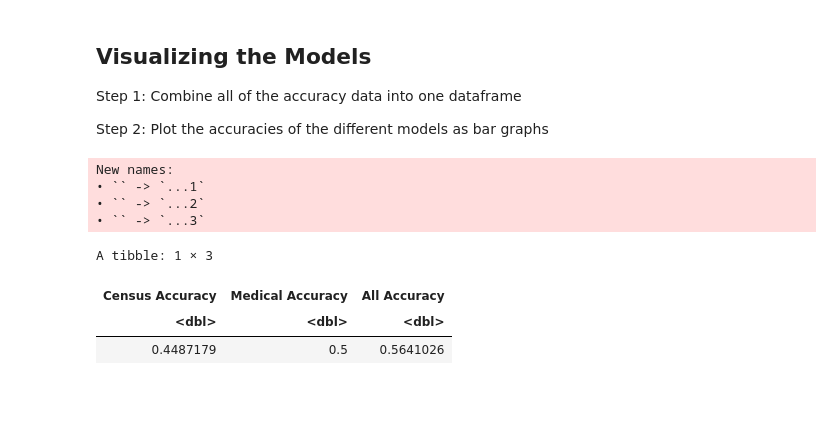
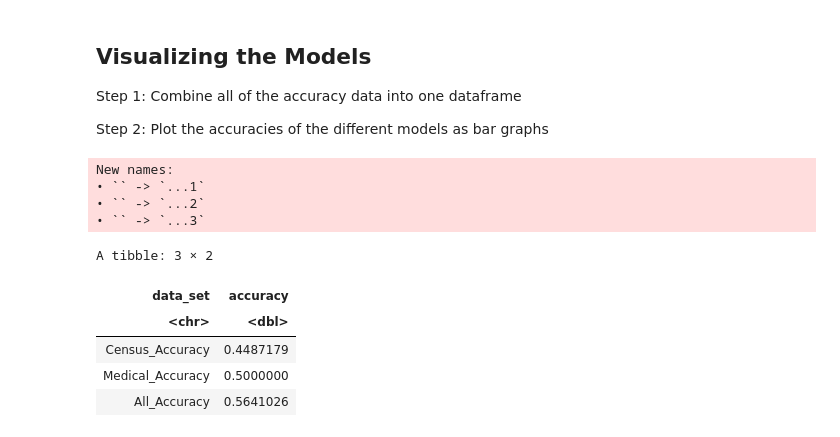
Before and after one commit to Phoebeml/Group20_DSCI100, a Jupyter notebook: Group20Project.ipynb, the cells around one changed output. Saved outputs shown, nothing was run; the diff lists cells and outputs as text; code cells hidden in the pictures; blank space fills up the shorter version.

```diff
--- a/Group20Project.ipynb
+++ b/Group20Project.ipynb
@@ -385,16 +367,25 @@ Step 1: Combine all of the accuracy data into one dataframe
 
 Step 2: Plot the accuracies of the different models as bar graphs
 # %%
+#bind all of the accuracies together
 accuracy_data <- bind_cols(acc_census,acc_med, acc_all)
-names <- c("Census Accuracy","Medical Accuracy", "All Accuracy")
+names <- c("Census_Accuracy","Medical_Accuracy", "All_Accuracy")
 colnames(accuracy_data) <- names
-accuracy_data
+
+#tidy the accuracy data (make in tidy format)
+tidy_accuracy_data <- pivot_longer(accuracy_data,
+            cols = Census_Accuracy:All_Accuracy,
+            names_to = "data_set",
+            values_to = "accuracy")
+tidy_accuracy_data
 # %% [output]
 New names:
 • `` -> `...1`
 • `` -> `...2`
 • `` -> `...3`
-A tibble: 1 × 3
+A tibble: 3 × 2
-| Census Accuracy | Medical Accuracy | All Accuracy |
-| <dbl> | <dbl> | <dbl> |
-| 0.4487179 | 0.5 | 0.5641026 |
+| data_set | accuracy |
+| <chr> | <dbl> |
+| Census_Accuracy | 0.4487179 |
+| Medical_Accuracy | 0.5000000 |
+| All_Accuracy | 0.5641026 |
```
Also changed, not shown: parts of 3 cells of this notebook.
